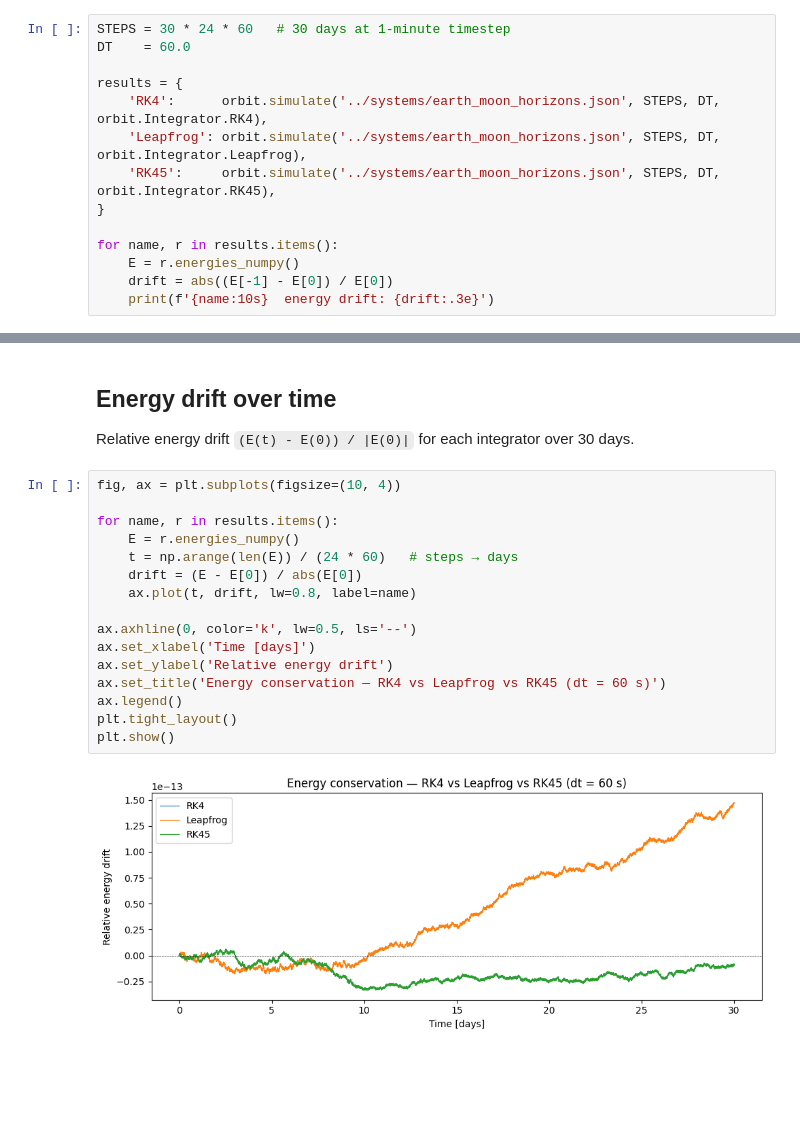
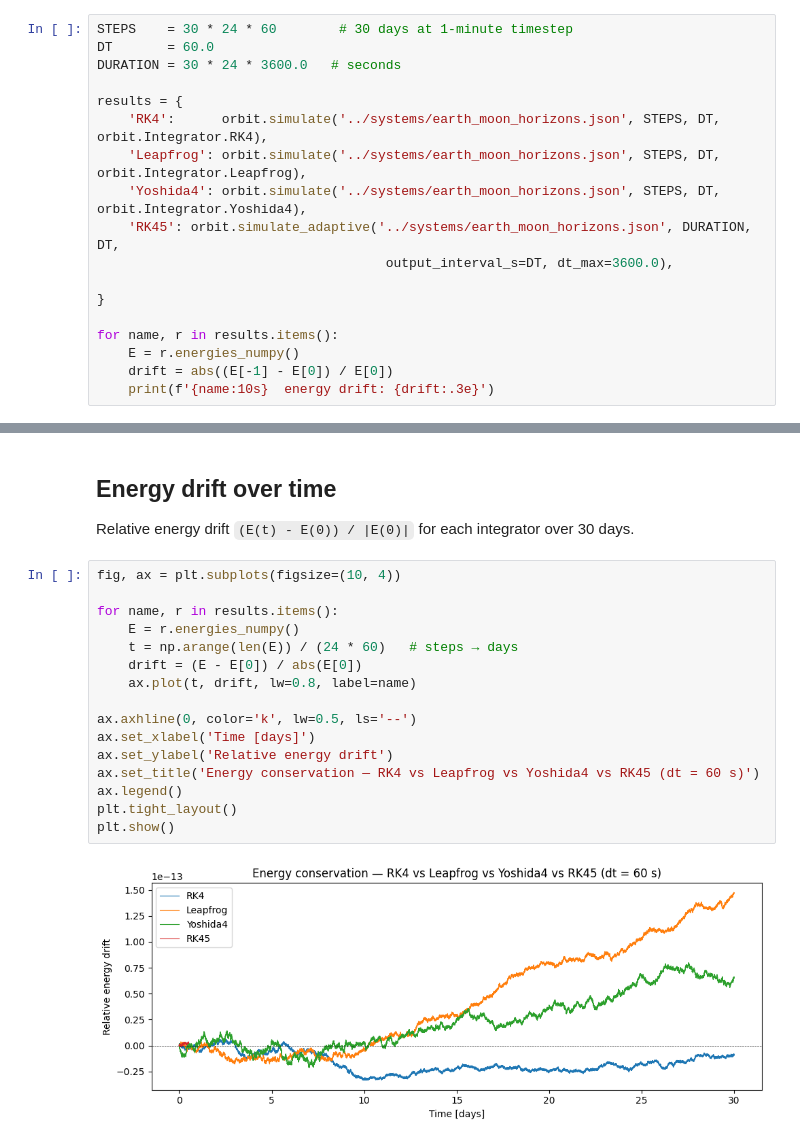
Before and after one commit to sinan-can-demir/orbital-mechanics-engine, a Jupyter notebook: examples/03_integrator_comparison.ipynb, the cells around one changed output, grey strips where cells are left out. Cells and saved outputs as stored; diff of their text form; blank space fills up the shorter version.

```diff
--- a/examples/03_integrator_comparison.ipynb
+++ b/examples/03_integrator_comparison.ipynb
@@ -13,11 +13,15 @@ orbit version: 2.0.0-dev
 # %%
-STEPS = 30 * 24 * 60   # 30 days at 1-minute timestep
-DT    = 60.0
+STEPS    = 30 * 24 * 60        # 30 days at 1-minute timestep
+DT       = 60.0
+DURATION = 30 * 24 * 3600.0   # seconds
 
 results = {
     'RK4':      orbit.simulate('../systems/earth_moon_horizons.json', STEPS, DT, orbit.Integrator.RK4),
     'Leapfrog': orbit.simulate('../systems/earth_moon_horizons.json', STEPS, DT, orbit.Integrator.Leapfrog),
-    'RK45':     orbit.simulate('../systems/earth_moon_horizons.json', STEPS, DT, orbit.Integrator.RK45),
+    'Yoshida4': orbit.simulate('../systems/earth_moon_horizons.json', STEPS, DT, orbit.Integrator.Yoshida4),
+    'RK45': orbit.simulate_adaptive('../systems/earth_moon_horizons.json', DURATION, DT,
+                                     output_interval_s=DT, dt_max=3600.0),
+
 }
 
 for name, r in results.items():
@@ -35,21 +44,21 @@ Relative energy drift `(E(t) - E(0)) / |E(0)|` for each integrator over 30 days.
 # %%
 fig, ax = plt.subplots(figsize=(10, 4))
 
 for name, r in results.items():
     E = r.energies_numpy()
     t = np.arange(len(E)) / (24 * 60)   # steps → days
     drift = (E - E[0]) / abs(E[0])
     ax.plot(t, drift, lw=0.8, label=name)
 
 ax.axhline(0, color='k', lw=0.5, ls='--')
 ax.set_xlabel('Time [days]')
 ax.set_ylabel('Relative energy drift')
-ax.set_title('Energy conservation — RK4 vs Leapfrog vs RK45 (dt = 60 s)')
+ax.set_title('Energy conservation — RK4 vs Leapfrog vs Yoshida4 vs RK45 (dt = 60 s)')
 ax.legend()
 plt.tight_layout()
 plt.show()
 # %% [output]
-[figure, old version]
+[figure, new version]
 # %%
 print(f'{"Integrator":<12} {"Max |drift|":>14} {"Final drift":>14}')
 print('-' * 42)
```
Also changed, not shown: parts of 4 cells of this notebook, 28 other files.
